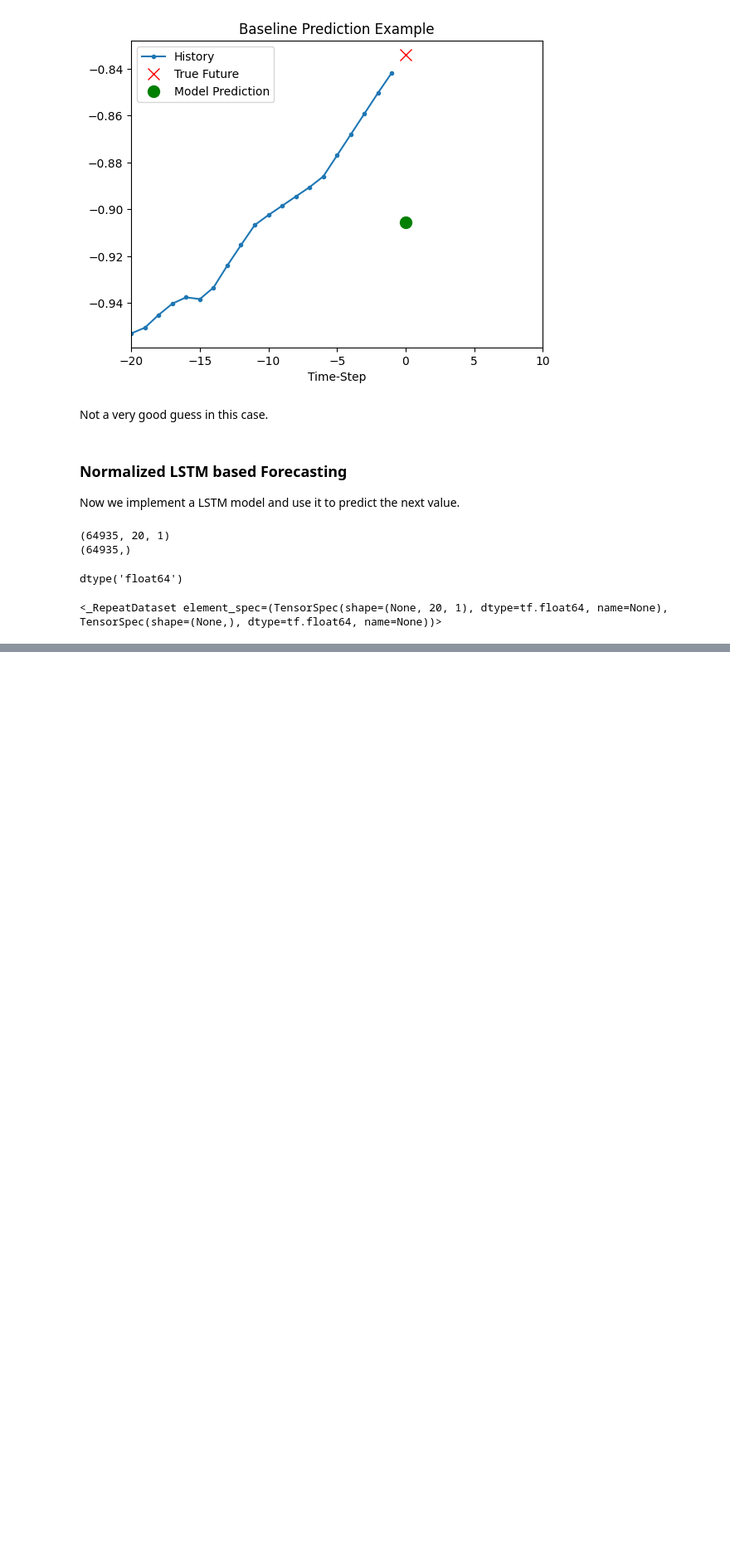
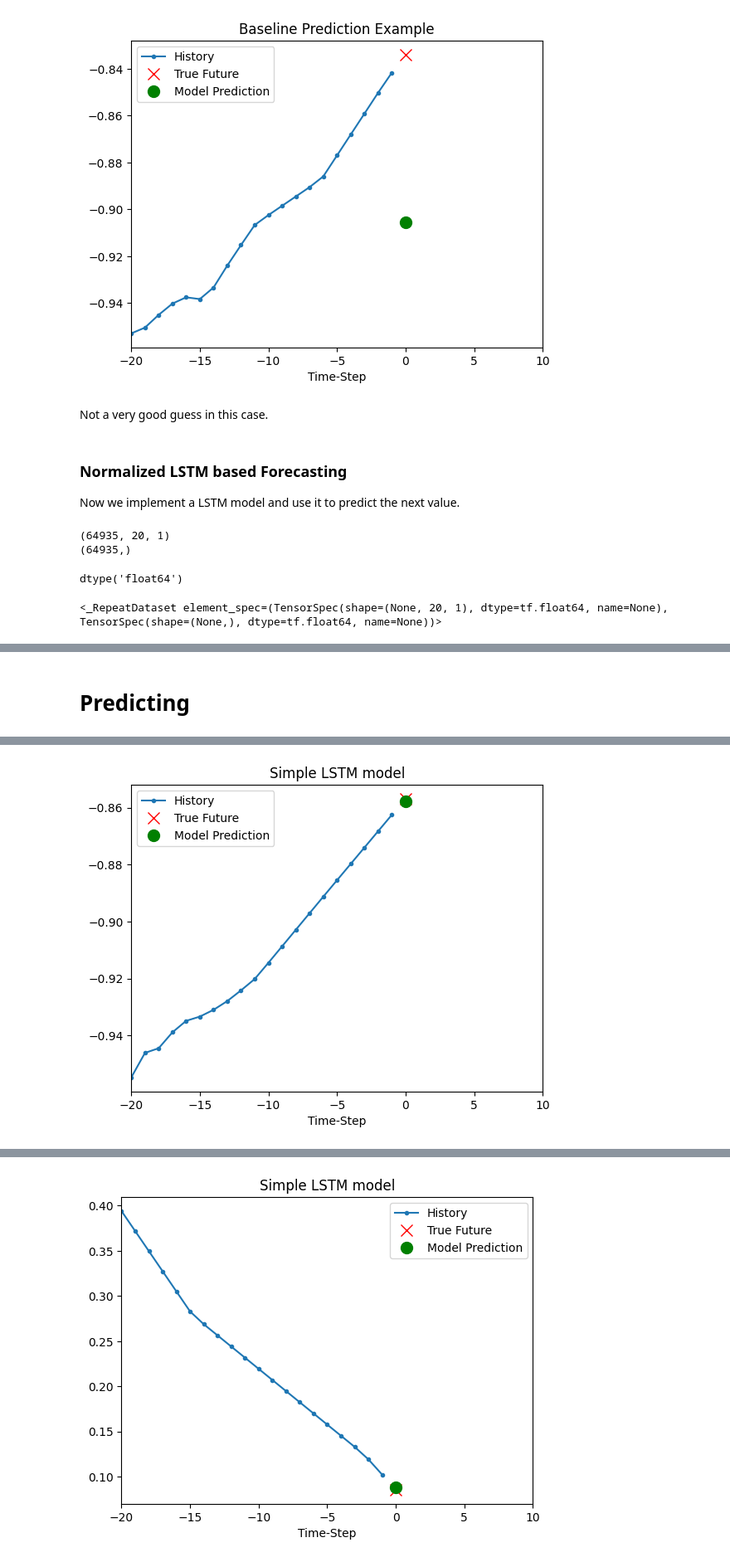
Before and after one commit to kallefrisk/Schoolwork, a Jupyter notebook: Python/DeepLearning/Recurrent_Neural_Net_Demonstration.ipynb, the cells around one changed output, grey strips where cells are left out. Shown at 83% size. Cells and saved outputs as stored; diff of their text form; code cells hidden in the pictures; blank space fills up the shorter version.

```diff
--- a/Python/DeepLearning/Recurrent_Neural_Net_Demonstration.ipynb
+++ b/Python/DeepLearning/Recurrent_Neural_Net_Demonstration.ipynb
@@ -243,3 +276,8 @@ Model: "sequential_2"
  Trainable params: 329 (1.29 KB)
  Non-trainable params: 0 (0.00 B)
 (20, 1)
+# %%
+for x, y in val_univariate.take(1):
+    print(x.shape)
+    print(simple_lstm_model.predict(x).shape)
+    print(y.shape)
@@ -245,0 +291,9 @@ Model: "sequential_2"
+# %%
+EVALUATION_INTERVAL = 2000
+EPOCHS = 10
+
+simple_lstm_model.fit(train_univariate,
+                      epochs=EPOCHS,
+                      steps_per_epoch=EVALUATION_INTERVAL,
+                      validation_data=val_univariate,
+                      validation_steps=50)
@@ -245,0 +322,7 @@ Model: "sequential_2"
+# %% [markdown]
+# Predicting
+# %%
+for x, y in val_univariate.take(3):
+    fig, ax = show_plot([x[0].numpy(), y[0].numpy(), simple_lstm_model.predict(x)[0]], 0, 'Simple LSTM model')
+    plt.show()
+# %% [output]
@@ -245,0 +330 @@ Model: "sequential_2"
+[figure, added]
@@ -245,0 +332 @@ Model: "sequential_2"
+[figure, added]
```
Also changed, not shown: parts of 16 cells of this notebook.
